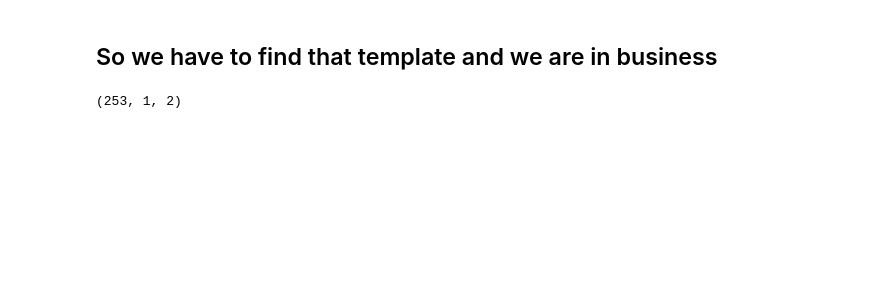
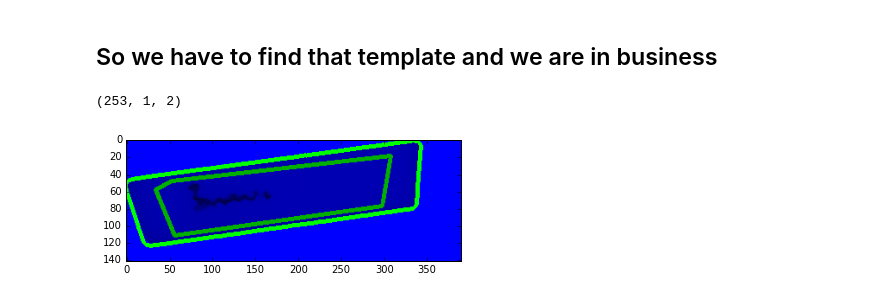
Before and after one commit to dirkjot/pingpongcam, a Jupyter notebook: opencv/exploration-3.ipynb, the cells around one changed output. Drawn from its saved outputs; the diff is of its cells as text; code cells hidden in the pictures; blank space fills up the shorter version.

Commit message:
Extracted scale_contour

```diff
--- a/opencv/exploration-3.ipynb
+++ b/opencv/exploration-3.ipynb
@@ -219,6 +219,30 @@ value, _ = locate_template(empty, template)
 contours1.shape # shape of box shown in writing1
 # %% [output]
 (253, 1, 2)
+# %%
+def scale_contour(contour, scale):
+    "Shrinks or grows a contour by the given factor"
+    moments = cv2.moments(contour)
+    midX = int(round(moments["m10"] / moments["m00"]))
+    midY = int(round(moments["m01"] / moments["m00"]))
+    mid = np.array([midX,midY])
+    contour = contour - mid
+    contour = (contour * scale).astype(np.int32)
+    contour += mid
+    return contour
+# %%
+c = contours1
+dst = np.dstack([writing1.copy(), np.zeros_like(writing1), np.zeros_like(writing1)])
+dst = cv2.drawContours(dst, [c], -1, (0,255,0), 3)
+peri = 0.01 * cv2.arcLength(c, True)  # approximate such that new perimeter is 1% of old one
+approx = cv2.approxPolyDP(c, peri, True)
+approx = scale_contour(approx, 0.8)
+dst = cv2.drawContours(dst, [approx], -1, (0,175,0), 3)
+imshow(dst)
+#plt.imshow(dst, cmap="gray")
+template1 =
+# %% [output]
+[figure, added]
 # %%
 
 img = np.zeros((141, 390,3), dtype=np.uint8)
```
Also changed, not shown: parts of 4 cells of this notebook, 2 other files.
